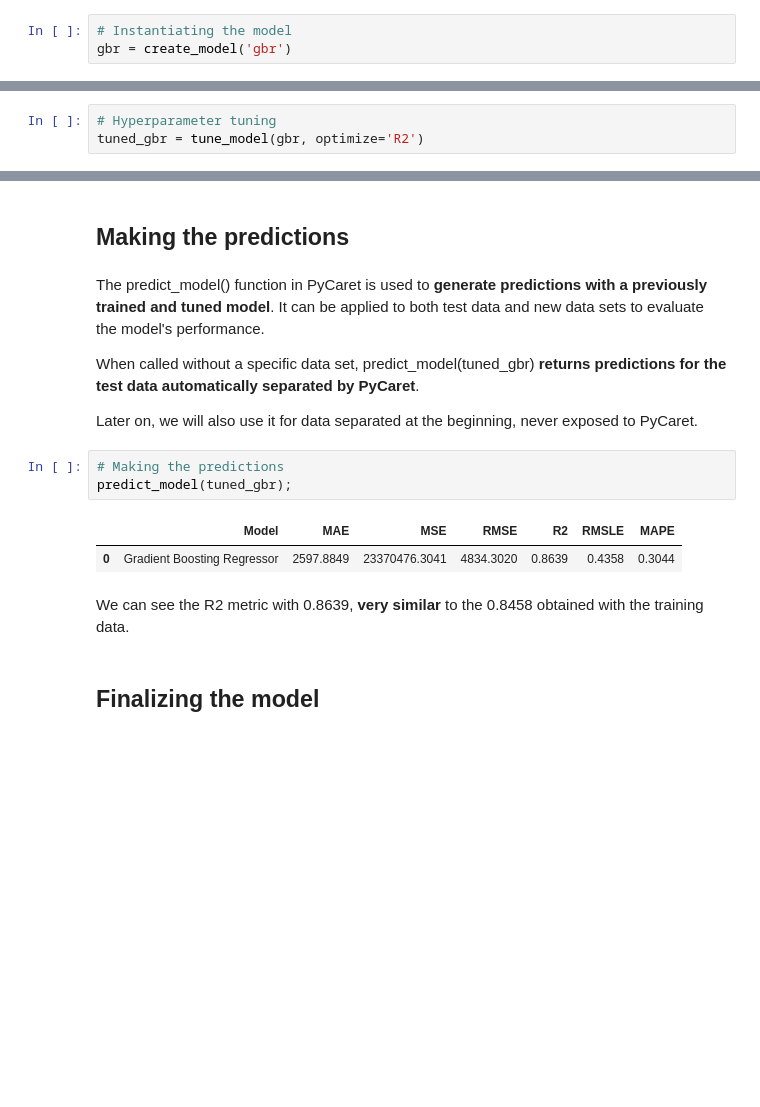
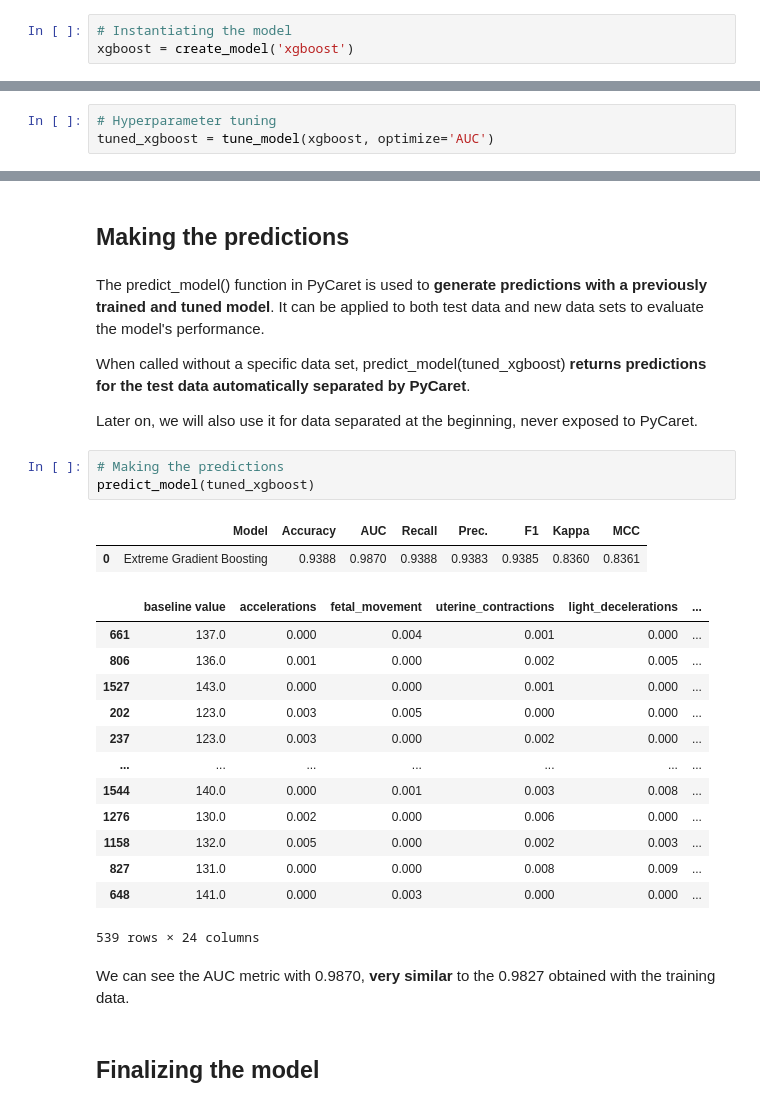
Before and after one commit to gabrielcapela/AutoML_Classification, a Jupyter notebook: fetal_health_classification.ipynb, the cells around one changed output, grey strips where cells are left out. Cells and saved outputs as stored; diff of their text form; blank space fills up the shorter version.

```diff
--- a/fetal_health_classification.ipynb
+++ b/fetal_health_classification.ipynb
@@ -294,4 +272,4 @@ The chosen model is the **Gradient Boosting Regressor**, which is based on decis
 # %%
 # Instantiating the model
-gbr = create_model('gbr')
+xgboost = create_model('xgboost')
 # %% [output]
@@ -316,6 +299,6 @@ gbr = create_model('gbr')
 The Model Tuning step in PyCaret consists of **adjusting the model's hyperparameters** to optimize its performance. Instead of using default values, this phase **searches for the best combination of parameters** through techniques such as Random Grid Search.
 # %%
 # Hyperparameter tuning
-tuned_gbr = tune_model(gbr, optimize='R2')
+tuned_xgboost = tune_model(xgboost, optimize='AUC')
 # %% [output]
 [interactive output not drawn]
@@ -354,17 +342,30 @@ interactive(children=(ToggleButtons(description='Plot Type:', icons=('',), optio
 # %% [markdown]
 The predict_model() function in PyCaret is used to **generate predictions with a previously trained and tuned model**. It can be applied to both test data and new data sets to evaluate the model's performance.
 
-When called without a specific data set, predict_model(tuned_gbr) **returns predictions for the test data automatically separated by PyCaret**.
+When called without a specific data set, predict_model(tuned_xgboost) **returns predictions for the test data automatically separated by PyCaret**.
 
 Later on, we will also use it for data separated at the beginning, never exposed to PyCaret.
 # %%
 # Making the predictions
-predict_model(tuned_gbr);
+predict_model(tuned_xgboost)
 # %% [output]
-|  | Model | MAE | MSE | RMSE | R2 | RMSLE | MAPE |
-| 0 | Gradient Boosting Regressor | 2597.8849 | 23370476.3041 | 4834.3020 | 0.8639 | 0.4358 | 0.3044 |
+|  | Model | Accuracy | AUC | Recall | Prec. | F1 | Kappa | MCC |
+| 0 | Extreme Gradient Boosting | 0.9388 | 0.9870 | 0.9388 | 0.9383 | 0.9385 | 0.8360 | 0.8361 |
+|  | baseline value | accelerations | fetal_movement | uterine_contractions | light_decelerations | ... |
+| 661 | 137.0 | 0.000 | 0.004 | 0.001 | 0.000 | ... |
+| 806 | 136.0 | 0.001 | 0.000 | 0.002 | 0.005 | ... |
+| 1527 | 143.0 | 0.000 | 0.000 | 0.001 | 0.000 | ... |
+| 202 | 123.0 | 0.003 | 0.005 | 0.000 | 0.000 | ... |
+| 237 | 123.0 | 0.003 | 0.000 | 0.002 | 0.000 | ... |
+| ... | ... | ... | ... | ... | ... | ... |
+| 1544 | 140.0 | 0.000 | 0.001 | 0.003 | 0.008 | ... |
+| 1276 | 130.0 | 0.002 | 0.000 | 0.006 | 0.000 | ... |
+| 1158 | 132.0 | 0.005 | 0.000 | 0.002 | 0.003 | ... |
+| 827 | 131.0 | 0.000 | 0.000 | 0.008 | 0.009 | ... |
+| 648 | 141.0 | 0.000 | 0.003 | 0.000 | 0.000 | ... |
+539 rows × 24 columns
 # %% [markdown]
-We can see the R2 metric with 0.8639, **very similar** to the 0.8458 obtained with the training data.
+We can see the AUC metric with 0.9870, **very similar** to the 0.9827 obtained with the training data.
 # %% [markdown]
 ## Finalizing the model
 # %% [markdown]
```
Also changed, not shown: parts of 29 cells of this notebook, 3 other files.
